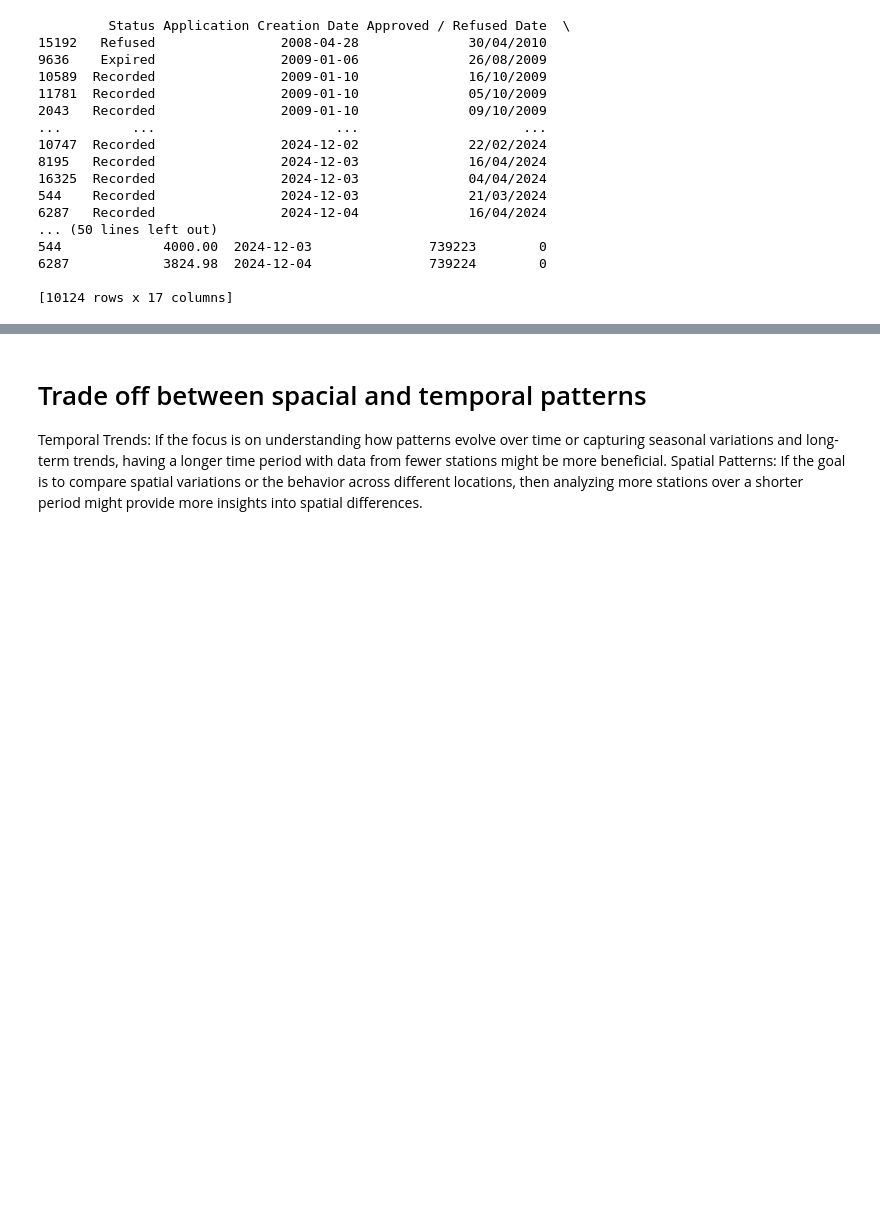
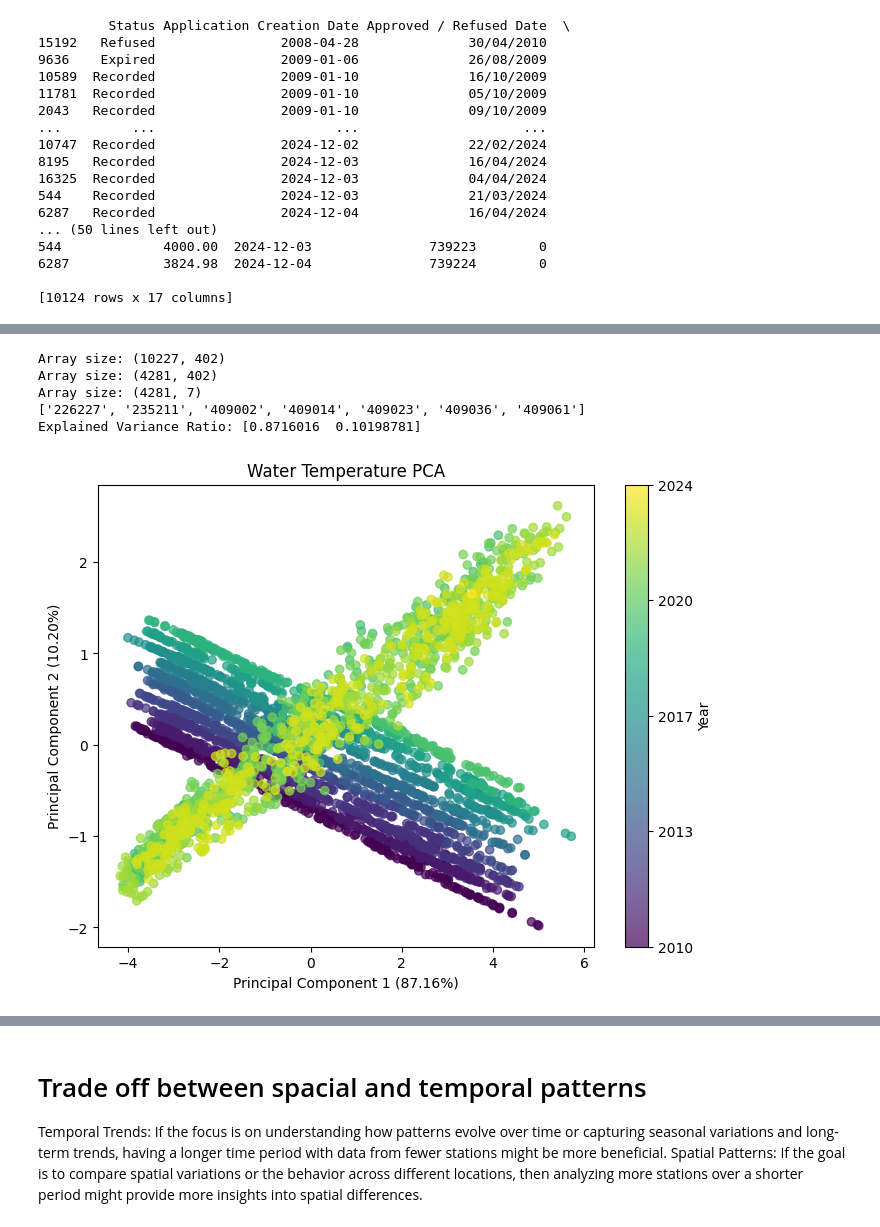
Before and after one commit to ELEN-Workshops-and-LDI/LDI-ML, a Jupyter notebook: Water_data/Exogenous_PCA_Clustering.ipynb, the cells around one changed output, grey strips where cells are left out. Saved outputs shown, nothing was run; the diff lists cells and outputs as text; code cells hidden in the pictures; blank space fills up the shorter version.

```diff
--- a/Water_data/Exogenous_PCA_Clustering.ipynb
+++ b/Water_data/Exogenous_PCA_Clustering.ipynb
@@ -121,0 +111,73 @@ Array size: (4281, 7)
+# %%
+
+
+# Example usage:
+Water_temp_file_path = '../GET_WATER_DATA_ONLINE/DailyMeanTempData.csv'
+combined_data = process_and_combine_data(Water_temp_file_path, merge_data=zone_data_1A_top_sorted)
+
+# Export the combined data to a CSV file
+combined_data.to_csv('combined_data.csv', index=False)
+
+
+from sklearn.decomposition import PCA
+from sklearn.preprocessing import StandardScaler
+
+from sklearn.impute import SimpleImputer
+
+
+# Now apply PCA
+pca = PCA(n_components=2)
+#principalComponents = pca.fit_transform(combined_data)
+
+
+time_values = combined_data['Time_ordinal'].values
+year_values = pd.to_datetime(combined_data['Time']).dt.year  # Replace 'Time' with the appropriate column name
+# Standardize columns 53 to 56 excluding specified columns
+columns_to_exclude = ['Status', 'Application Creation Date', 'Approved / Refused Date', 'Recorded / Rejected Date', 'Water Share ID', 'Water System Source', 'Reliability', 'Trading Zone Source', 'Seller Water Authority', 'Seller Trading Zone Use', 'Buyer Water Authority', 'Buyer Trading Zone Use', 'Create_date', 'Create_date_ordinal', 'Cluster', 'Time', 'Time_ordinal', 'Price Per ML ($)', 'Volume Traded (ML)']
+columns_to_standardize = [col for col in combined_data.columns[1:] if col not in columns_to_exclude]
+
+
+x = StandardScaler().fit_transform(combined_data[columns_to_standardize].values)
+
+print(columns_to_standardize)
+
+# Perform PCA
+pca = PCA(n_components=2)
+principalComponents = pca.fit_transform(x)
+principalDf = pd.DataFrame(data=principalComponents, columns=['principal component 1', 'principal component 2'])
+
+# Display explained variance
+print("Explained Variance Ratio:", pca.explained_variance_ratio_)
+explained_variance_ratios = pca.explained_variance_ratio_
+pc1_variance_ratio = explained_variance_ratios[0] * 100
+pc2_variance_ratio = explained_variance_ratios[1] * 100
+
+
+
+# Plot the results
+plt.figure(figsize=(8, 6))
+scatter = plt.scatter(principalDf['principal component 1'], principalDf['principal component 2'], c=year_values, cmap='viridis', alpha=0.7)
+
+
+colorbar = plt.colorbar(scatter, label='Year')
+tick_labels = [str(int(year)) for year in np.linspace(year_values.min(), year_values.max(), 5)]
+colorbar.set_ticks(np.linspace(year_values.min(), year_values.max(), 5))
+colorbar.set_ticklabels(tick_labels)
+
+plt.title('Water Temperature PCA')
+plt.xlabel(f'Principal Component 1 ({pc1_variance_ratio:.2f}%)')
+plt.ylabel(f'Principal Component 2 ({pc2_variance_ratio:.2f}%)')
+plt.show()
+
+# Display explained variance
+print("Explained Variance Ratio:", pca.explained_variance_ratio_)
+
+# Display the top rows of the final DataFrame
+print(principalDf)
+# %% [output]
+Array size: (10227, 402)
+Array size: (4281, 402)
+Array size: (4281, 7)
+['226227', '235211', '409002', '409014', '409023', '409036', '409061']
+Explained Variance Ratio: [0.8716016  0.10198781]
+[figure, added]
```
Also changed, not shown: parts of 16 cells of this notebook, 8 other files.
